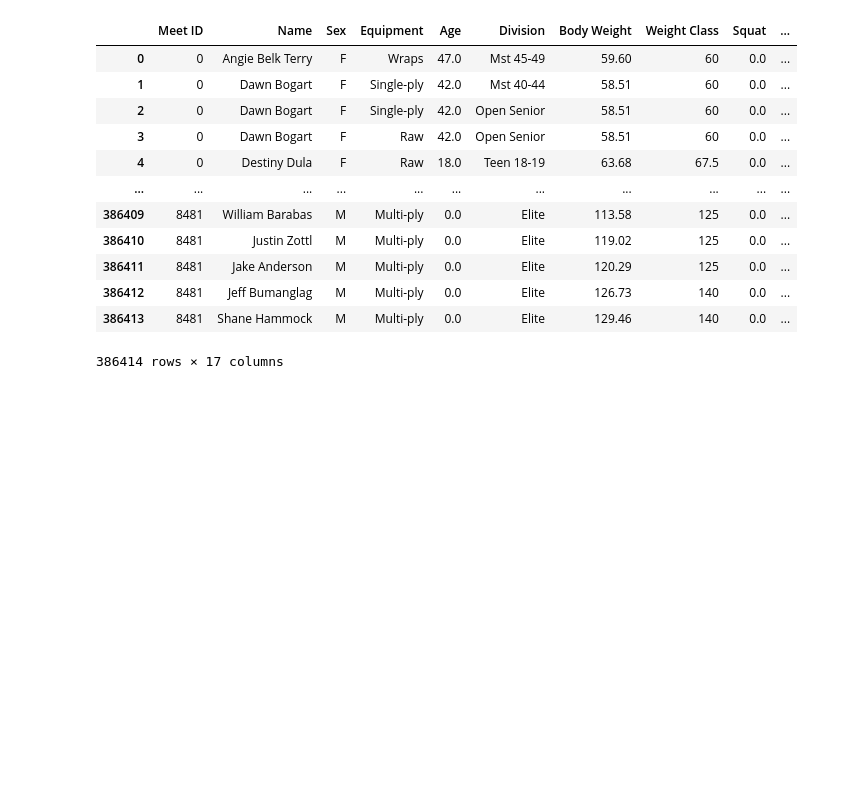
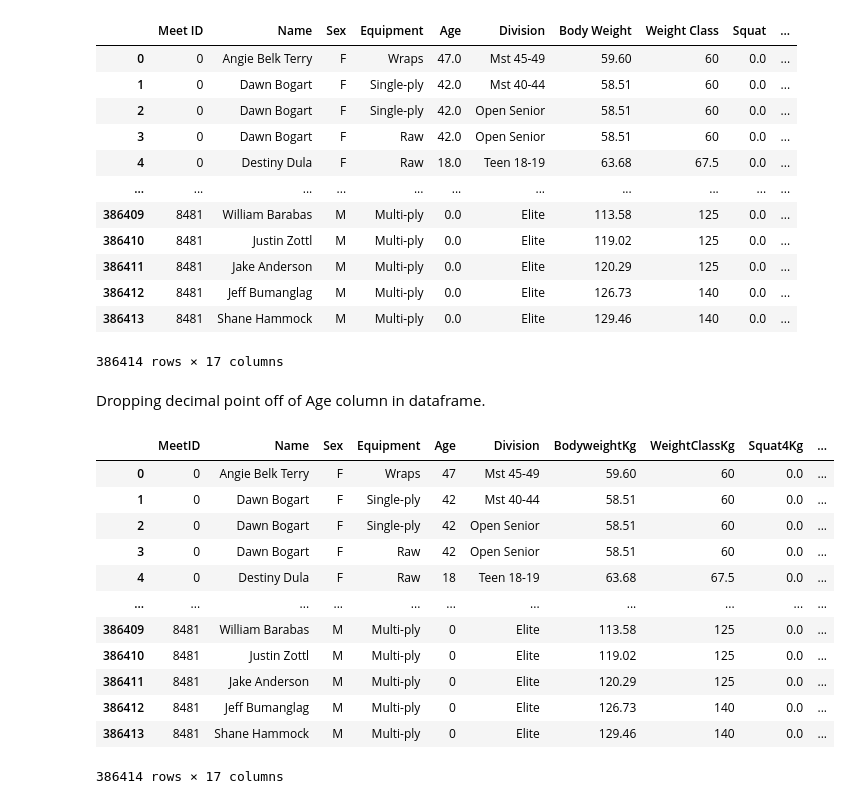
Before and after one commit to darrenc9828/data_2_checks, a Jupyter notebook: knowledge_check-2.ipynb, the cells around one changed output. Cells and saved outputs as stored; diff of their text form; code cells hidden in the pictures; blank space fills up the shorter version.

Commit message:
dropped decimal point off of age

```diff
--- a/knowledge_check-2.ipynb
+++ b/knowledge_check-2.ipynb
@@ -79,3 +79,23 @@ df
 | 386412 | 8481 | Jeff Bumanglag | M | Multi-ply | 0.0 | Elite | 126.73 | 140 | 0.0 | ... |
 | 386413 | 8481 | Shane Hammock | M | Multi-ply | 0.0 | Elite | 129.46 | 140 | 0.0 | ... |
 386414 rows × 17 columns
+# %% [markdown]
+Dropping decimal point off of Age column in dataframe.
+# %%
+df['Age'] = df['Age'].astype(int)
+
+df
+# %% [output]
+|  | MeetID | Name | Sex | Equipment | Age | Division | BodyweightKg | WeightClassKg | Squat4Kg | ... |
+| 0 | 0 | Angie Belk Terry | F | Wraps | 47 | Mst 45-49 | 59.60 | 60 | 0.0 | ... |
+| 1 | 0 | Dawn Bogart | F | Single-ply | 42 | Mst 40-44 | 58.51 | 60 | 0.0 | ... |
+| 2 | 0 | Dawn Bogart | F | Single-ply | 42 | Open Senior | 58.51 | 60 | 0.0 | ... |
+| 3 | 0 | Dawn Bogart | F | Raw | 42 | Open Senior | 58.51 | 60 | 0.0 | ... |
+| 4 | 0 | Destiny Dula | F | Raw | 18 | Teen 18-19 | 63.68 | 67.5 | 0.0 | ... |
+| ... | ... | ... | ... | ... | ... | ... | ... | ... | ... | ... |
+| 386409 | 8481 | William Barabas | M | Multi-ply | 0 | Elite | 113.58 | 125 | 0.0 | ... |
+| 386410 | 8481 | Justin Zottl | M | Multi-ply | 0 | Elite | 119.02 | 125 | 0.0 | ... |
+| 386411 | 8481 | Jake Anderson | M | Multi-ply | 0 | Elite | 120.29 | 125 | 0.0 | ... |
+| 386412 | 8481 | Jeff Bumanglag | M | Multi-ply | 0 | Elite | 126.73 | 140 | 0.0 | ... |
+| 386413 | 8481 | Shane Hammock | M | Multi-ply | 0 | Elite | 129.46 | 140 | 0.0 | ... |
+386414 rows × 17 columns
```
